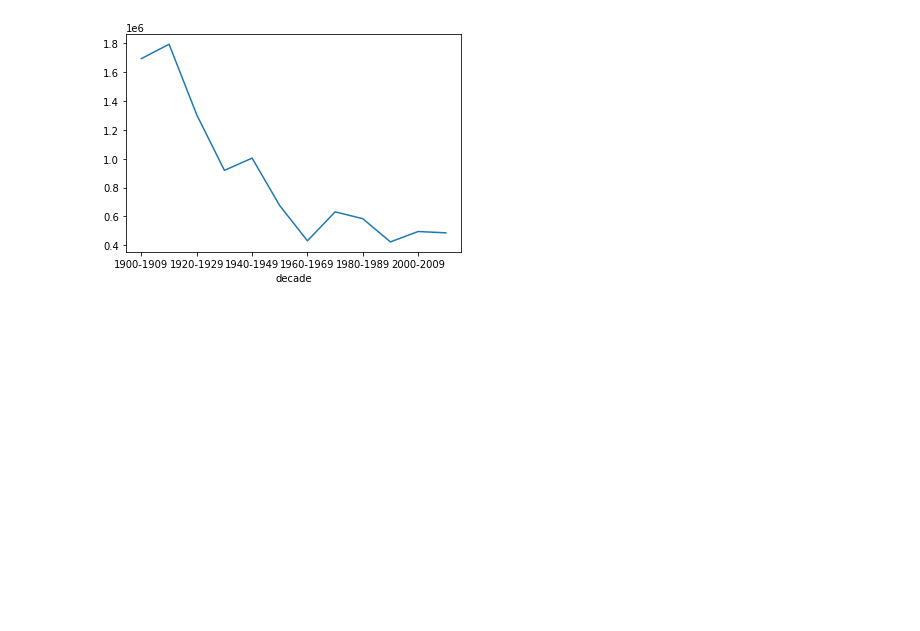
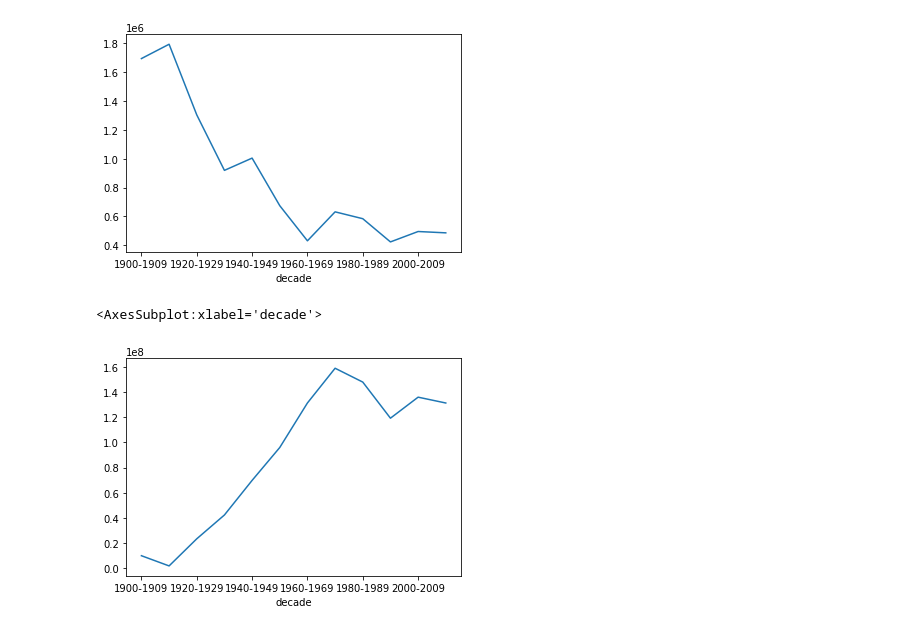
Before and after one commit to jessieblaeser/Pipeline-Incident-Map, a Jupyter notebook: analysis/population-04-county-analysis.ipynb, the cells around one changed output. Drawn from its saved outputs; the diff is of its cells as text; code cells hidden in the pictures; blank space fills up the shorter version.

Commit message:
update decade analysis notebook

```diff
--- a/analysis/population-04-county-analysis.ipynb
+++ b/analysis/population-04-county-analysis.ipynb
@@ -138,3 +149,8 @@ df_merge.groupby('decade').P1_001N.median().plot()
 # %% [output]
 <AxesSubplot:xlabel='decade'>
 [figure]
+# %%
+df_merge.groupby('decade').P1_001N.sum().plot()
+# %% [output]
+<AxesSubplot:xlabel='decade'>
+[figure, added]
```
Also changed, not shown: parts of 10 cells of this notebook.
